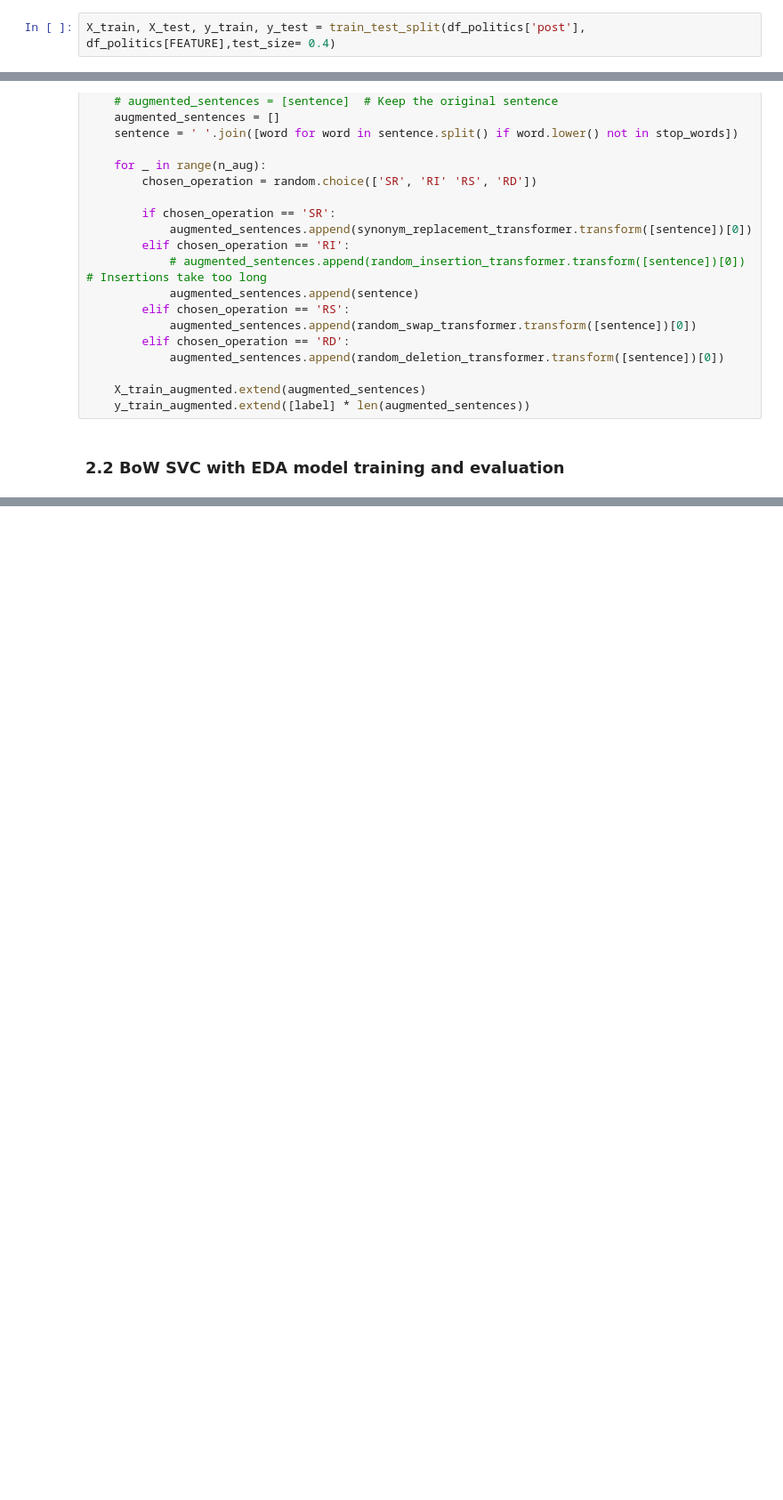
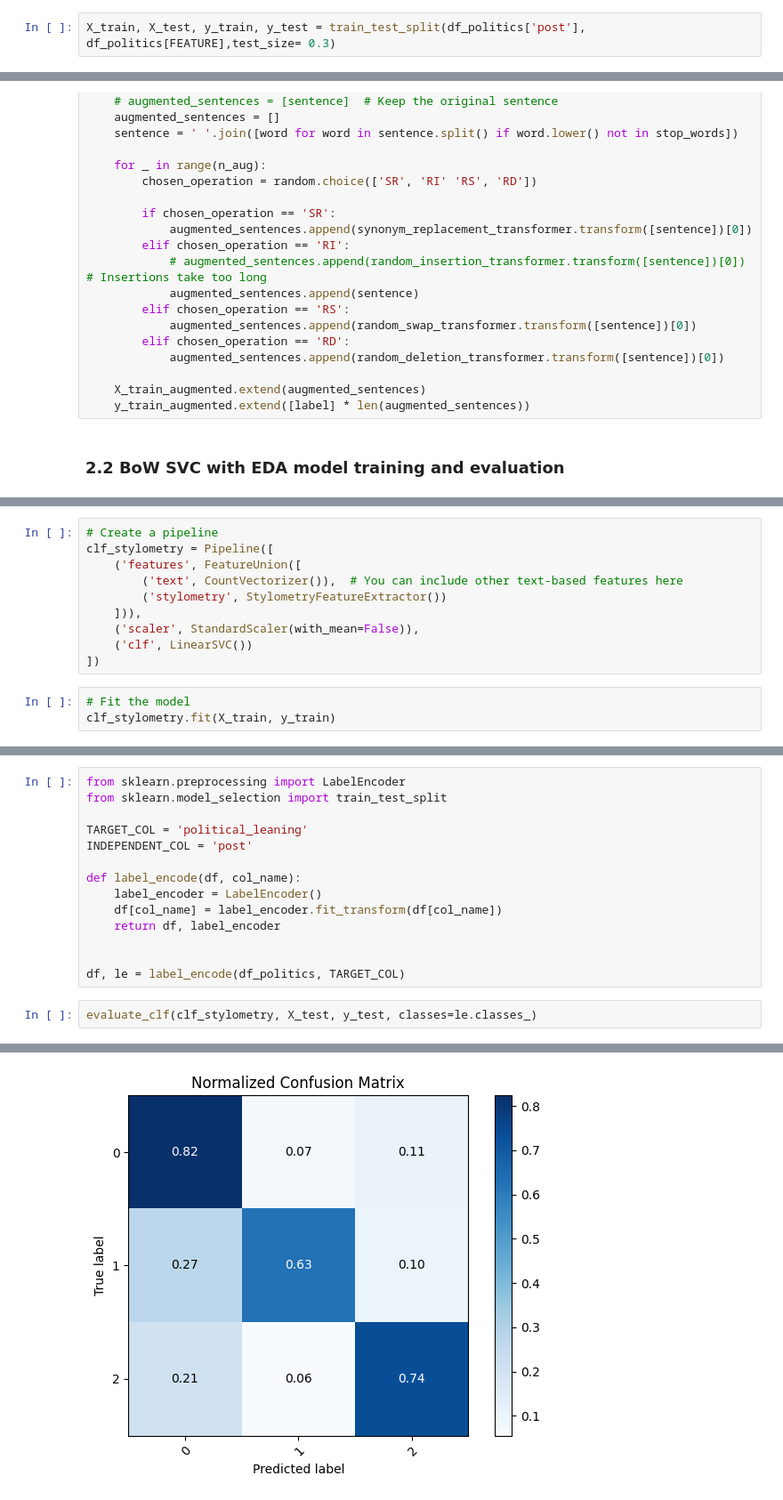
Before and after one commit to EKarasevnl/Language-and-AI, a Jupyter notebook: ModelWithEDA.ipynb, the cells around one changed output, grey strips where cells are left out. Shown at 89% size. Cells and saved outputs as stored; diff of their text form; blank space fills up the shorter version.

Commit message:
added stylometry and stylometry+BoW SVC models

```diff
--- a/ModelWithEDA.ipynb
+++ b/ModelWithEDA.ipynb
@@ -38,5 +24,5 @@ df_politics
 # %%
-X_train, X_test, y_train, y_test = train_test_split(df_politics['post'], df_politics[FEATURE],test_size= 0.4)
+X_train, X_test, y_train, y_test = train_test_split(df_politics['post'], df_politics[FEATURE],test_size= 0.3)
 # %%
 nlp = spacy.load("en_core_web_sm")
 # %% [markdown]
@@ -203,0 +218,13 @@ weighted avg       0.97      0.96      0.97       400
+# %%
+# Create a pipeline
+clf_stylometry = Pipeline([
+    ('features', FeatureUnion([
+        ('text', CountVectorizer()),  # You can include other text-based features here
+        ('stylometry', StylometryFeatureExtractor())
+    ])),
+    ('scaler', StandardScaler(with_mean=False)),
+    ('clf', LinearSVC())
+])
+# %%
+# Fit the model
+clf_stylometry.fit(X_train, y_train)
@@ -203,0 +277,17 @@ weighted avg       0.97      0.96      0.97       400
+# %%
+from sklearn.preprocessing import LabelEncoder
+from sklearn.model_selection import train_test_split
+
+TARGET_COL = 'political_leaning'
+INDEPENDENT_COL = 'post'
+
+def label_encode(df, col_name):
+    label_encoder = LabelEncoder()
+    df[col_name] = label_encoder.fit_transform(df[col_name])
+    return df, label_encoder
+
+
+df, le = label_encode(df_politics, TARGET_COL)
+# %%
+evaluate_clf(clf_stylometry, X_test, y_test, classes=le.classes_)
+# %% [output]
@@ -203,0 +303 @@ weighted avg       0.97      0.96      0.97       400
+[figure, added]
```
Also changed, not shown: parts of 15 cells of this notebook.
